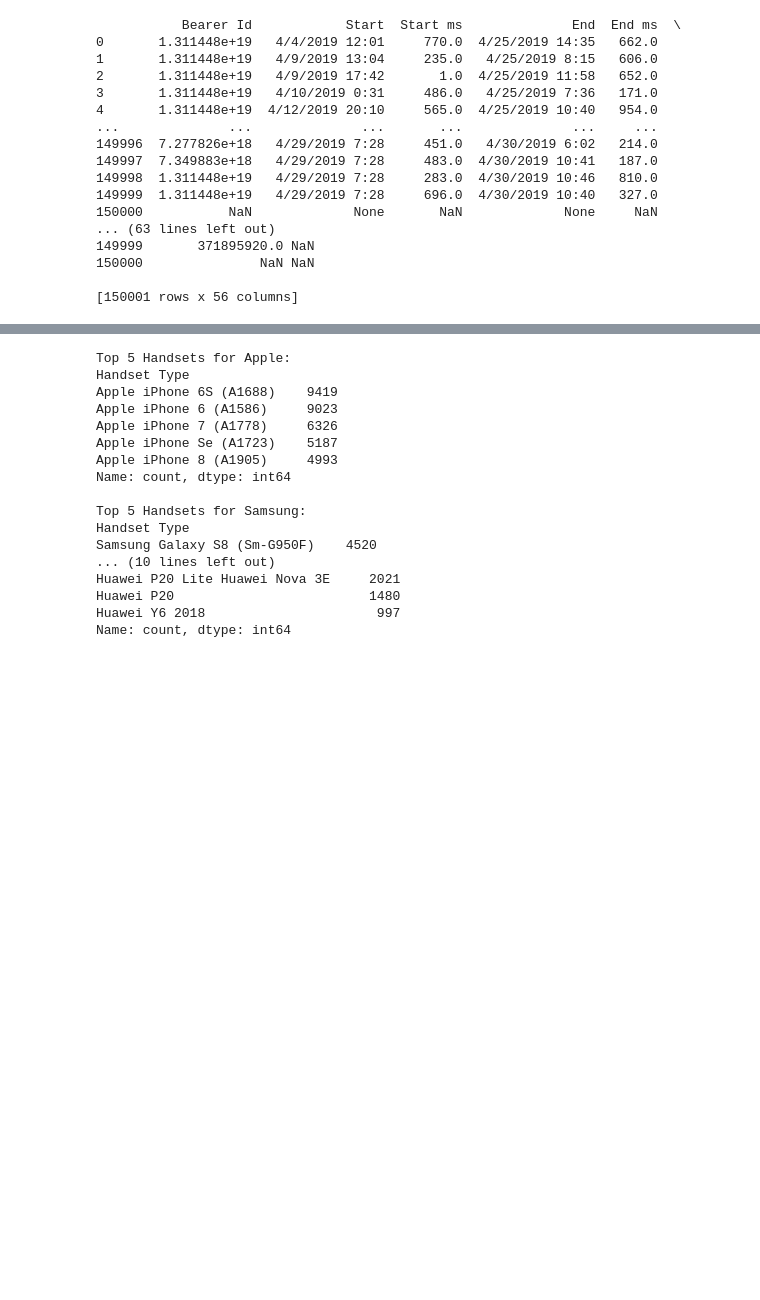
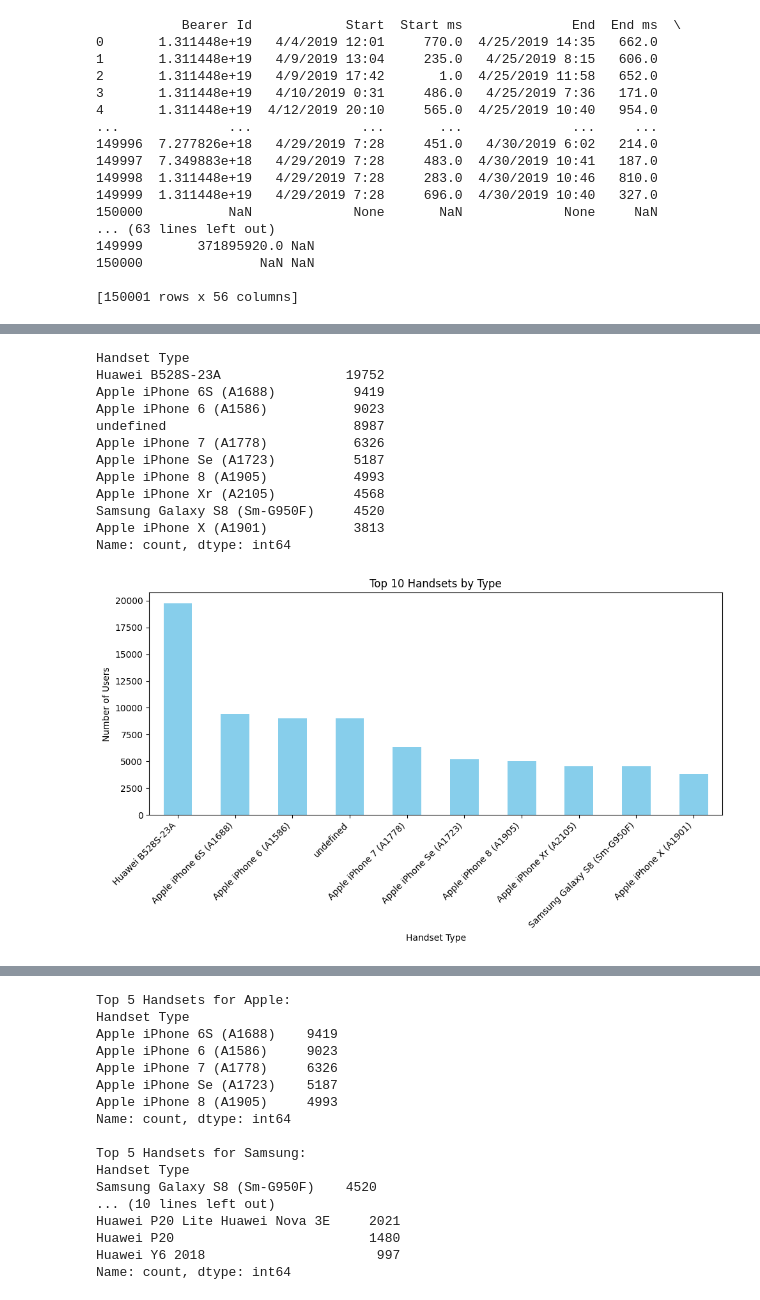
Before and after one commit to misganablue/Telcom_situation_analysis, a Jupyter notebook: notebook/UserOverview_analysis.ipynb, the cells around one changed output, grey strips where cells are left out. Drawn from its saved outputs; the diff is of its cells as text; code cells hidden in the pictures; blank space fills up the shorter version.

```diff
--- a/notebook/UserOverview_analysis.ipynb
+++ b/notebook/UserOverview_analysis.ipynb
@@ -117,0 +108,3 @@ Name: count, dtype: int64
+# %%
+columns_to_convert = ['Start', 'End', 'Last Location Name']
+df[columns_to_convert] = df[columns_to_convert].apply(pd.to_numeric, errors='coerce')
@@ -118,3 +163,33 @@ Name: count, dtype: int64
+# %%
+# Top 10 handsets by type
+top_handsets = df['Handset Type'].value_counts().head(10)
+print(top_handsets)
+
+# Plotting the bar chart
+plt.figure(figsize=(10, 6))
+top_handsets.plot(kind='bar', color='skyblue')
+plt.title('Top 10 Handsets by Type')
+plt.xlabel('Handset Type')
+plt.ylabel('Number of Users')
+plt.xticks(rotation=45, ha='right')
+plt.tight_layout()
+
+# Display the plot
+plt.show()
+# %% [output]
+Handset Type
+Huawei B528S-23A                19752
+Apple iPhone 6S (A1688)          9419
+Apple iPhone 6 (A1586)           9023
+undefined                        8987
+Apple iPhone 7 (A1778)           6326
+Apple iPhone Se (A1723)          5187
+Apple iPhone 8 (A1905)           4993
+Apple iPhone Xr (A2105)          4568
+Samsung Galaxy S8 (Sm-G950F)     4520
+Apple iPhone X (A1901)           3813
+Name: count, dtype: int64
+[figure, added]
 # %%
 # Top 10 handsets by manufacturer
 top_handset_manufacturers = df['Handset Manufacturer'].value_counts().head(3)
```
Also changed, not shown: parts of 16 cells of this notebook, 4 other files.
